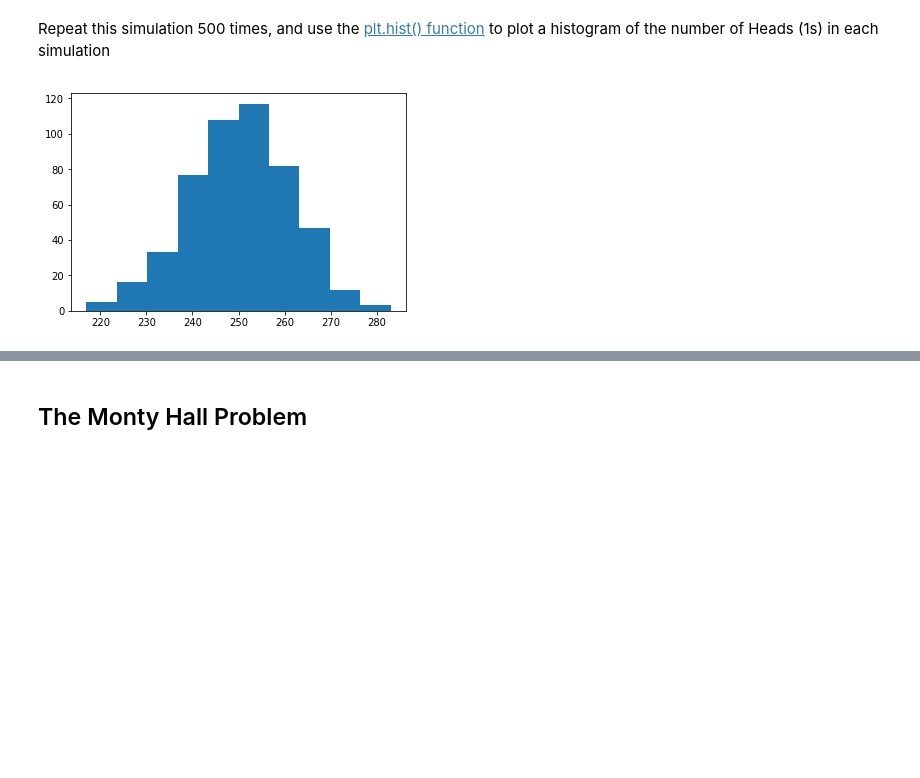
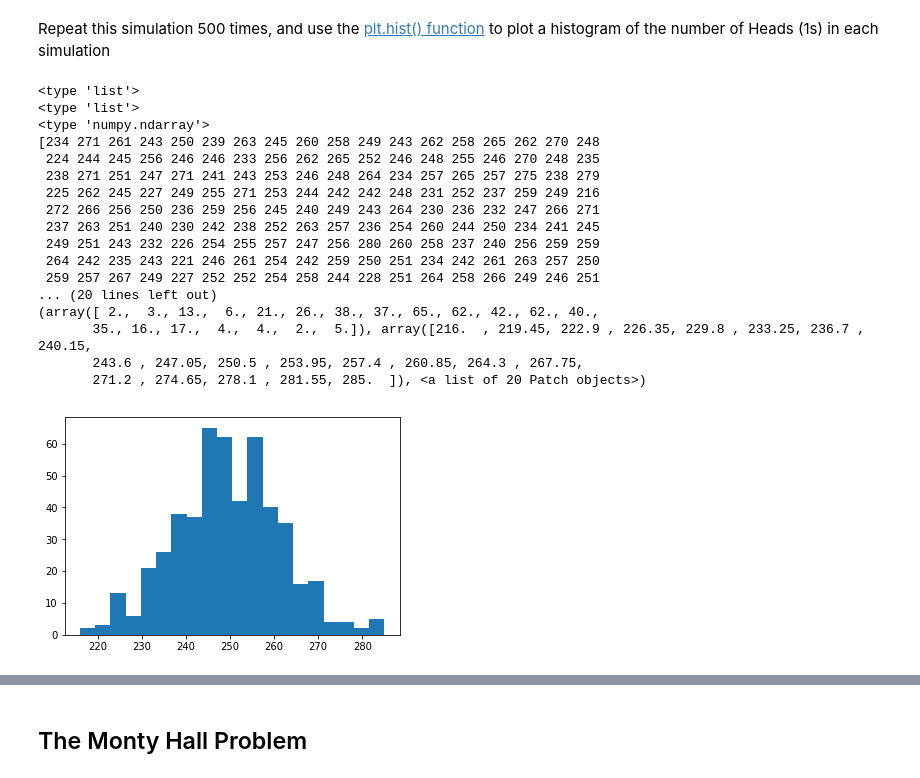
Before and after one commit to rustycodemonkey/2015lab1, a Jupyter notebook: hw0_pk.ipynb, the cells around one changed output, grey strips where cells are left out. Drawn from its saved outputs; the diff is of its cells as text; code cells hidden in the pictures; blank space fills up the shorter version.

```diff
--- a/hw0_pk.ipynb
+++ b/hw0_pk.ipynb
@@ -592,21 +597,45 @@ Repeat this simulation 500 times, and use the [plt.hist() function](http://matpl
 # %%
 
 # 3 ways to run the simulations
 
 # loop
 heads = []
 for i in range(500):
     heads.append(np.random.binomial(500, .5))
+print type(heads)
 
 # "list comprehension"
 heads = [np.random.binomial(500, .5) for i in range(500)]
+print type(heads)
 
 # pure numpy
 heads = np.random.binomial(500, .5, size=500)
+print type(heads)
+print heads
 
-histogram = plt.hist(heads, bins=10)
+#histogram = plt.hist(heads, bins=10)
+histogram = plt.hist(heads, bins=20)
+print type(histogram)
+print histogram
 # %% [output]
+<type 'list'>
+<type 'list'>
+<type 'numpy.ndarray'>
+[234 271 261 243 250 239 263 245 260 258 249 243 262 258 265 262 270 248
+ 224 244 245 256 246 246 233 256 262 265 252 246 248 255 246 270 248 235
+ 238 271 251 247 271 241 243 253 246 248 264 234 257 265 257 275 238 279
+ 225 262 245 227 249 255 271 253 244 242 242 248 231 252 237 259 249 216
+ 272 266 256 250 236 259 256 245 240 249 243 264 230 236 232 247 266 271
+ 237 263 251 240 230 242 238 252 263 257 236 254 260 244 250 234 241 245
+ 249 251 243 232 226 254 255 257 247 256 280 260 258 237 240 256 259 259
+ 264 242 235 243 221 246 261 254 242 259 250 251 234 242 261 263 257 250
+ 259 257 267 249 227 252 252 254 258 244 228 251 264 258 266 249 246 251
+... (20 lines left out)
+(array([ 2.,  3., 13.,  6., 21., 26., 38., 37., 65., 62., 42., 62., 40.,
+       35., 16., 17.,  4.,  4.,  2.,  5.]), array([216.  , 219.45, 222.9 , 226.35, 229.8 , 233.25, 236.7 , 240.15,
+       243.6 , 247.05, 250.5 , 253.95, 257.4 , 260.85, 264.3 , 267.75,
+       271.2 , 274.65, 278.1 , 281.55, 285.  ]), <a list of 20 Patch objects>)
-[figure, old version]
+[figure, new version]
 # %%
 print type(heads)
 print heads[:10]
```
Also changed, not shown: parts of 14 cells of this notebook.
